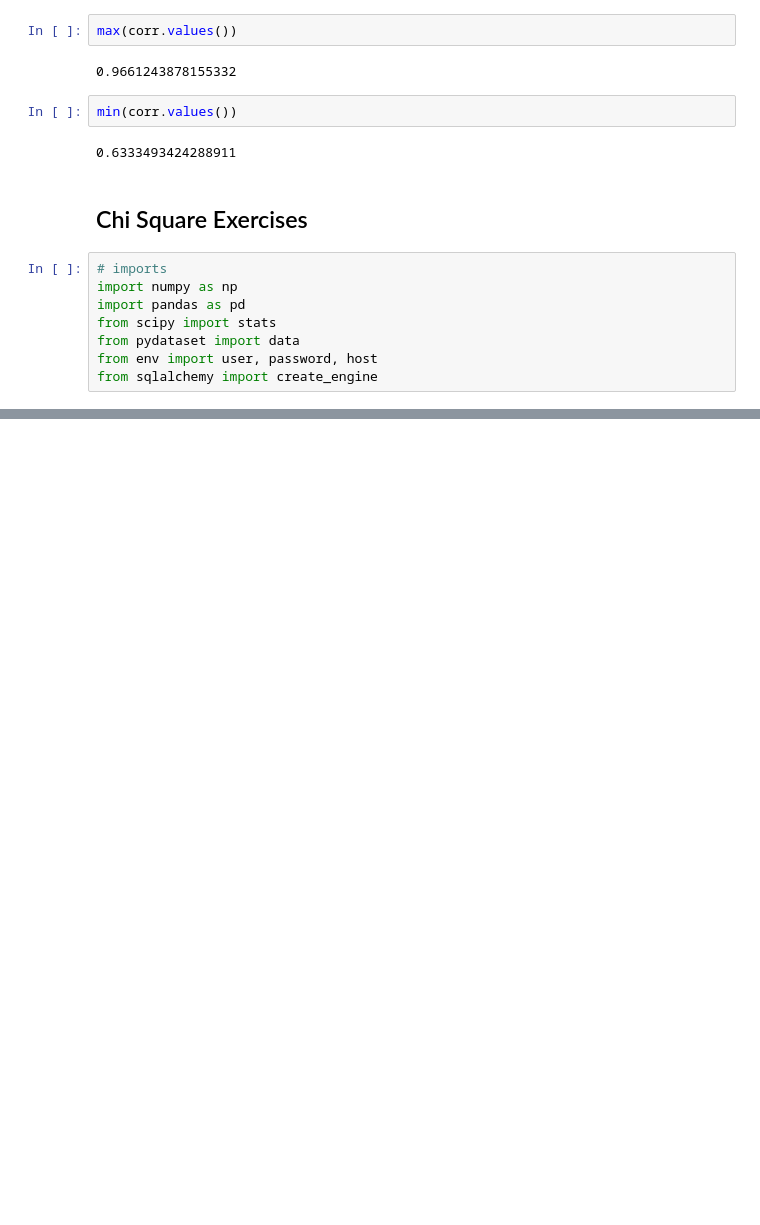
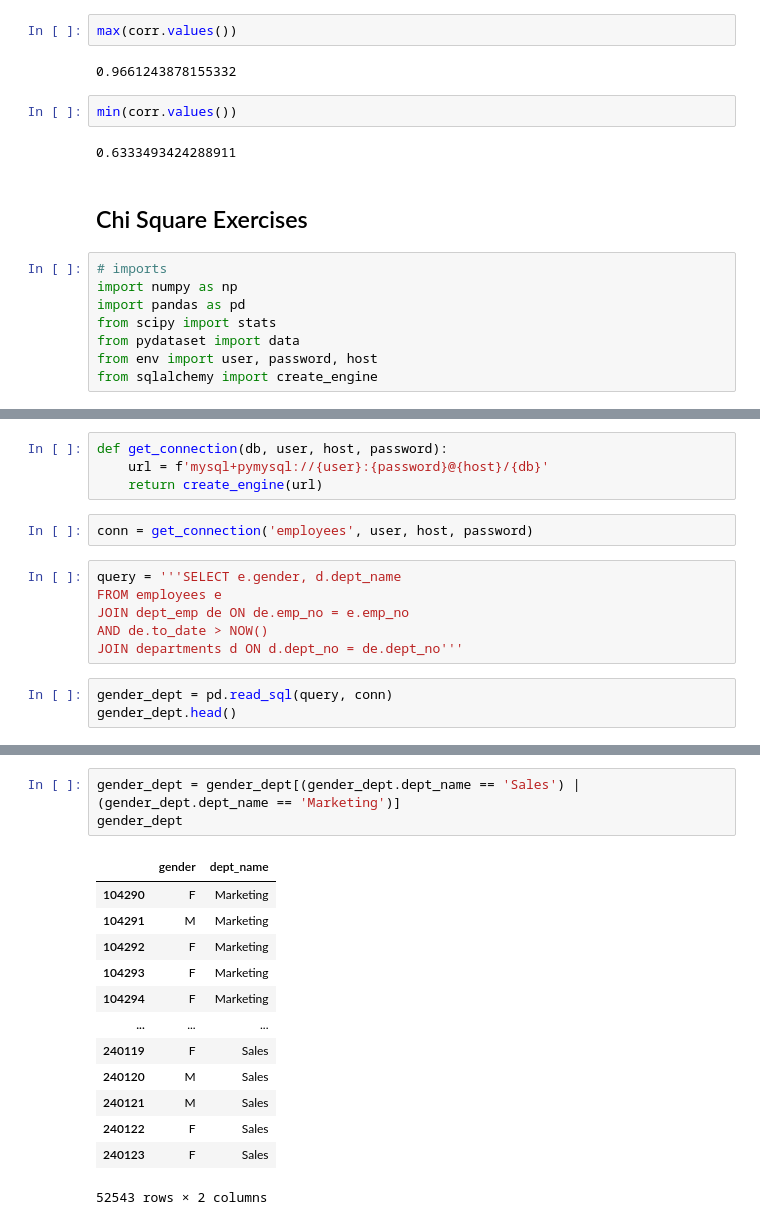
Before and after one commit to ArnolValadez/statistics-exercises, a Jupyter notebook: hypothesis_testing.ipynb, the cells around one changed output, grey strips where cells are left out. Cells and saved outputs as stored; diff of their text form; blank space fills up the shorter version.

```diff
--- a/hypothesis_testing.ipynb
+++ b/hypothesis_testing.ipynb
@@ -477,0 +658,15 @@ from sqlalchemy import create_engine
+# %%
+def get_connection(db, user, host, password):
+    url = f'mysql+pymysql://{user}:{password}@{host}/{db}'
+    return create_engine(url)
+# %%
+conn = get_connection('employees', user, host, password)
+# %%
+query = '''SELECT e.gender, d.dept_name
+FROM employees e
+JOIN dept_emp de ON de.emp_no = e.emp_no
+AND de.to_date > NOW()
+JOIN departments d ON d.dept_no = de.dept_no'''
+# %%
+gender_dept = pd.read_sql(query, conn)
+gender_dept.head()
@@ -477,0 +680,17 @@ from sqlalchemy import create_engine
+# %%
+gender_dept = gender_dept[(gender_dept.dept_name == 'Sales') | (gender_dept.dept_name == 'Marketing')]
+gender_dept
+# %% [output]
+|  | gender | dept_name |
+| 104290 | F | Marketing |
+| 104291 | M | Marketing |
+| 104292 | F | Marketing |
+| 104293 | F | Marketing |
+| 104294 | F | Marketing |
+| ... | ... | ... |
+| 240119 | F | Sales |
+| 240120 | M | Sales |
+| 240121 | M | Sales |
+| 240122 | F | Sales |
+| 240123 | F | Sales |
+52543 rows × 2 columns
```
Also changed, not shown: parts of 28 cells of this notebook.
